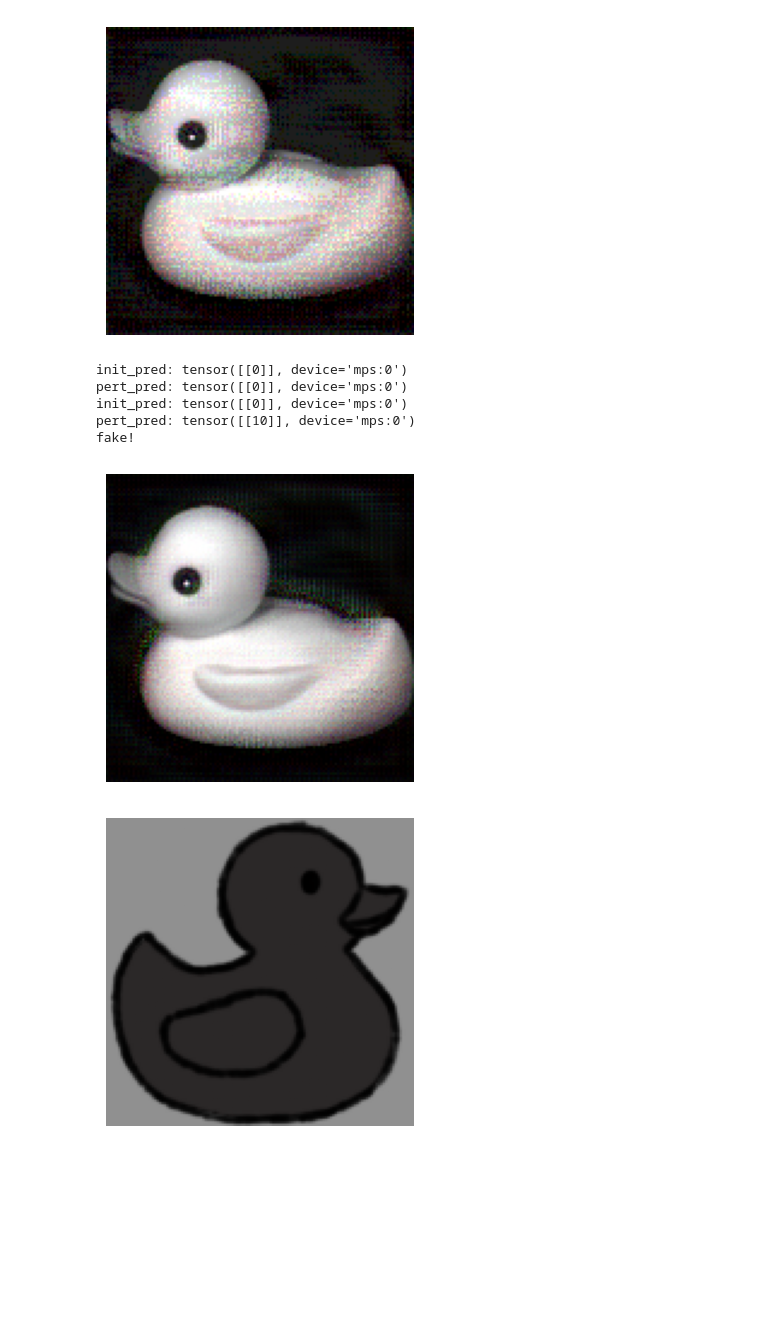
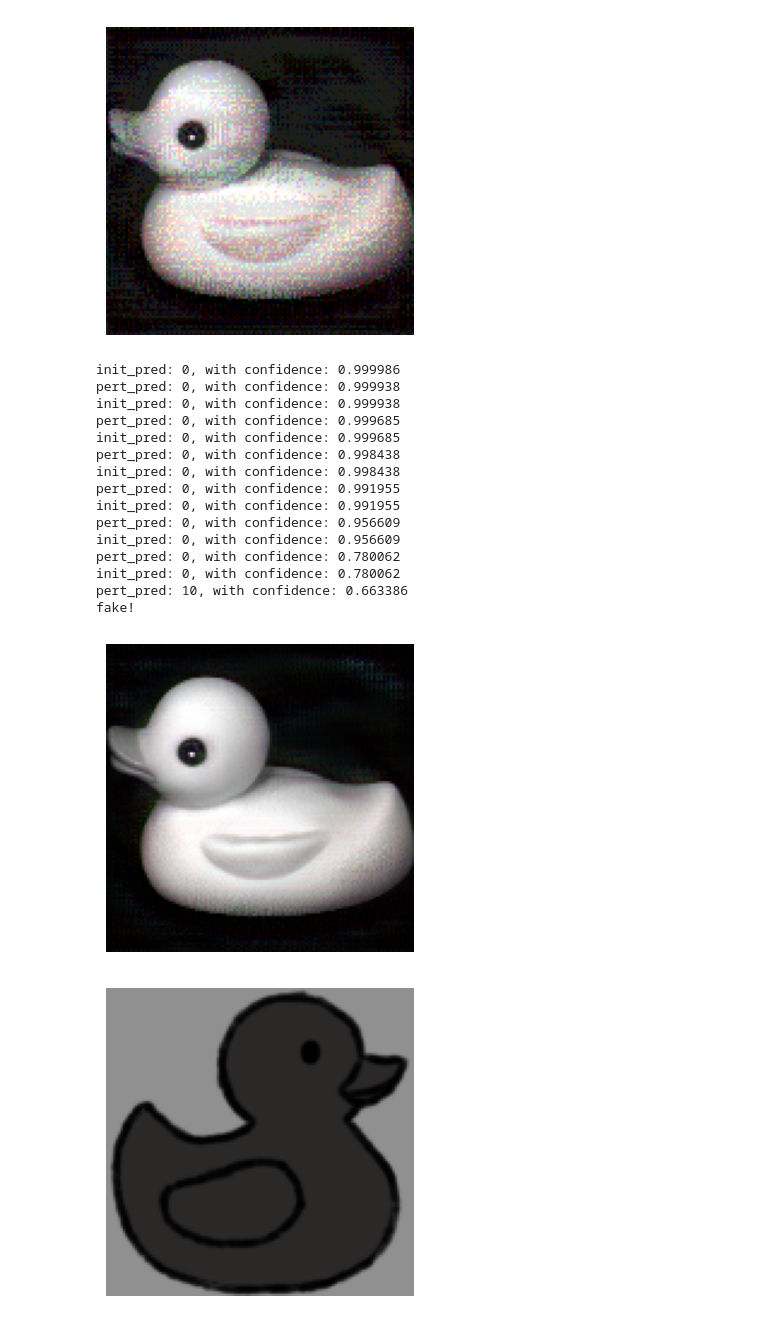
Before and after one commit to ameliamartinson/540-project-code, a Jupyter notebook: Coil20_simplified.ipynb, the cells around one changed output. Saved outputs shown, nothing was run; the diff lists cells and outputs as text; code cells hidden in the pictures; blank space fills up the shorter version.

Commit message:
made printing prettier

```diff
--- a/Coil20_simplified.ipynb
+++ b/Coil20_simplified.ipynb
@@ -231,10 +276,22 @@ def attack(image_index, delta, n):
         image_grad = start_image.grad.data
         perturbed_image = start_image + delta*image_grad
         perturbed_image = torch.clamp(perturbed_image,0,1)
+
         output_pert = model(perturbed_image)
+
         pert_pred = output_pert.max(1,keepdim=True)[1]
-        print("init_pred: " + str(init_pred))
-        print("pert_pred: " + str(pert_pred))
+        probs_init = F.softmax(output, dim=1)
+        probs_pert = F.softmax(output_pert, dim=1)
+
+        confidence_init, pred_label_init = torch.max(probs_init,1)
+        conf_init_float = float(confidence_init.detach())
+        pred_init_int = int(pred_label_init.detach())
+
+        confidence_pert, pred_label_pert = torch.max(probs_pert,1)
+        conf_pert_float = float(confidence_pert.detach())
+        pred_pert_int = int(pred_label_pert.detach())
+        print("init_pred: {}, with confidence: {:f}".format(pred_init_int, conf_init_float))
+        print("pert_pred: {}, with confidence: {:f}".format(pred_pert_int, conf_pert_float))
         if init_pred != pert_pred:
             print("fake!")
             break
@@ -242,15 +299,25 @@ def attack(image_index, delta, n):
 
     return start_image.squeeze(0).cpu().detach()
 # %%
-image_attack = attack(1, 10,200)
+image_attack = attack(0, 1,200)
 display_image_tensor(image_attack)
 # %% [output]
-init_pred: tensor([[0]], device='mps:0')
-pert_pred: tensor([[0]], device='mps:0')
-init_pred: tensor([[0]], device='mps:0')
-pert_pred: tensor([[10]], device='mps:0')
+init_pred: 0, with confidence: 0.999986
+pert_pred: 0, with confidence: 0.999938
+init_pred: 0, with confidence: 0.999938
+pert_pred: 0, with confidence: 0.999685
+init_pred: 0, with confidence: 0.999685
+pert_pred: 0, with confidence: 0.998438
+init_pred: 0, with confidence: 0.998438
+pert_pred: 0, with confidence: 0.991955
+init_pred: 0, with confidence: 0.991955
+pert_pred: 0, with confidence: 0.956609
+init_pred: 0, with confidence: 0.956609
+pert_pred: 0, with confidence: 0.780062
+init_pred: 0, with confidence: 0.780062
+pert_pred: 10, with confidence: 0.663386
 fake!
-[figure, old version]
+[figure, new version]
 # %%
 ducks = torchvision.datasets.ImageFolder("ducks", transform=transform)
 # %%
```
Also changed, not shown: parts of 3 cells of this notebook.
